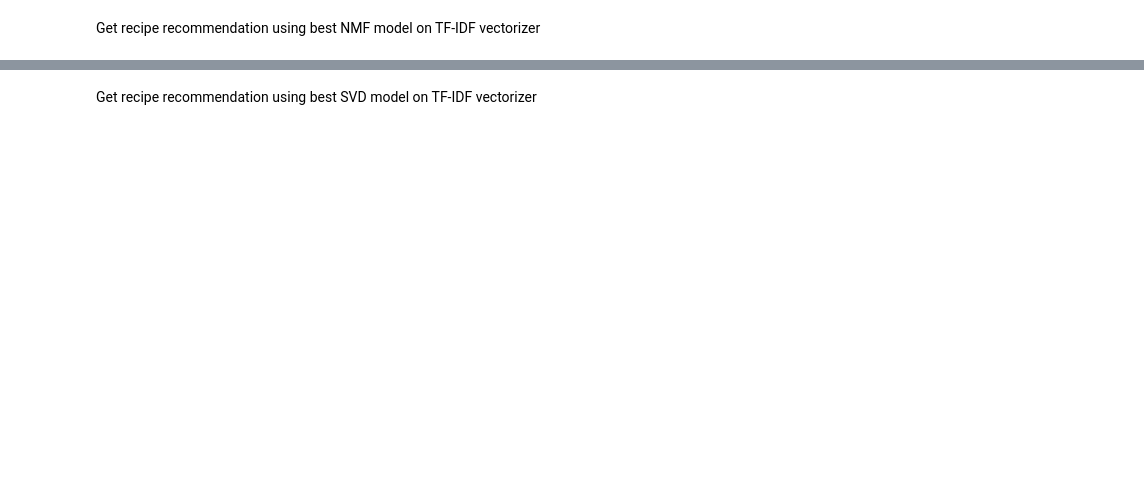
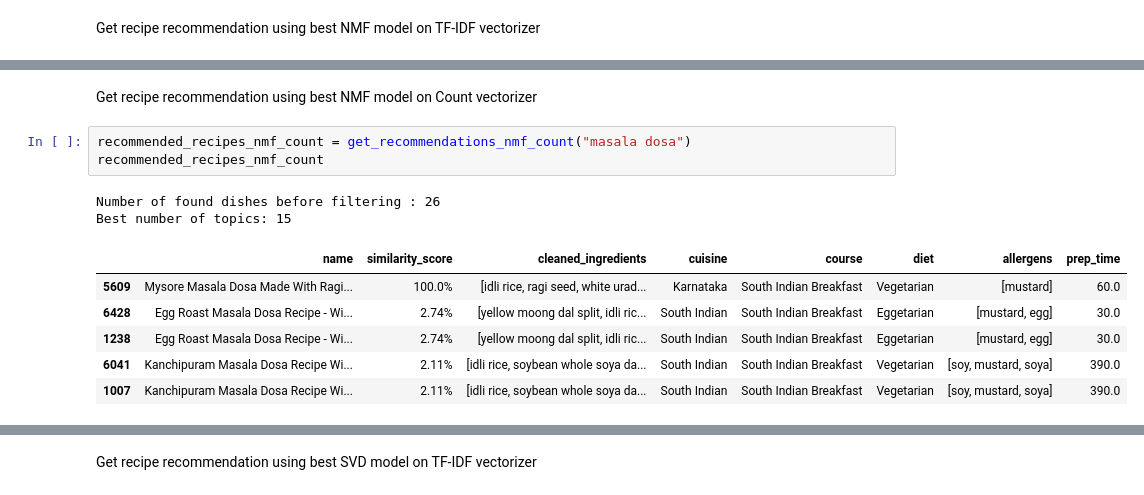
Before and after one commit to jonkerr/indian-food, a Jupyter notebook: recommendation_model.ipynb, the cells around one changed output, grey strips where cells are left out. Saved outputs shown, nothing was run; the diff lists cells and outputs as text; blank space fills up the shorter version.

```diff
--- a/recommendation_model.ipynb
+++ b/recommendation_model.ipynb
@@ -69,0 +206,14 @@ recommended_recipes_nmf_tfidf
+# %% [markdown]
+Get recipe recommendation using best NMF model on Count vectorizer
+# %%
+recommended_recipes_nmf_count = get_recommendations_nmf_count("masala dosa")
+recommended_recipes_nmf_count
+# %% [output]
+Number of found dishes before filtering : 26
+Best number of topics: 15
+|  | name | similarity_score | cleaned_ingredients | cuisine | course | diet | allergens | prep_time |
+| 5609 | Mysore Masala Dosa Made With Ragi... | 100.0% | [idli rice, ragi seed, white urad... | Karnataka | South Indian Breakfast | Vegetarian | [mustard] | 60.0 |
+| 6428 | Egg Roast Masala Dosa Recipe - Wi... | 2.74% | [yellow moong dal split, idli ric... | South Indian | South Indian Breakfast | Eggetarian | [mustard, egg] | 30.0 |
+| 1238 | Egg Roast Masala Dosa Recipe - Wi... | 2.74% | [yellow moong dal split, idli ric... | South Indian | South Indian Breakfast | Eggetarian | [mustard, egg] | 30.0 |
+| 6041 | Kanchipuram Masala Dosa Recipe Wi... | 2.11% | [idli rice, soybean whole soya da... | South Indian | South Indian Breakfast | Vegetarian | [soy, mustard, soya] | 390.0 |
+| 1007 | Kanchipuram Masala Dosa Recipe Wi... | 2.11% | [idli rice, soybean whole soya da... | South Indian | South Indian Breakfast | Vegetarian | [soy, mustard, soya] | 390.0 |
```
Also changed, not shown: parts of 30 cells of this notebook.
